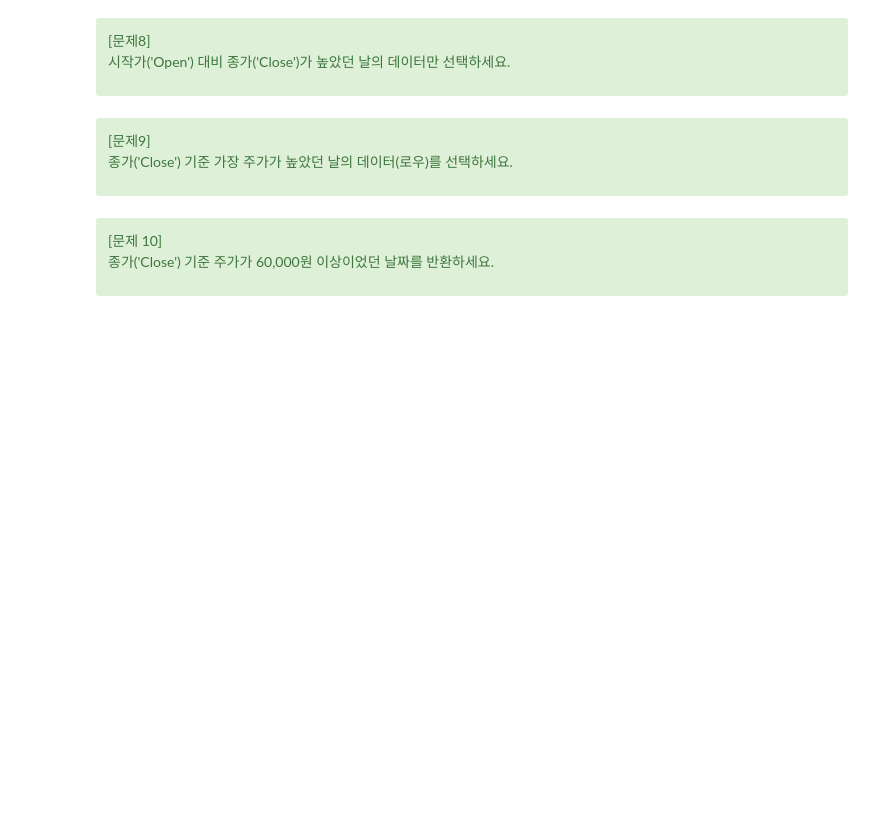
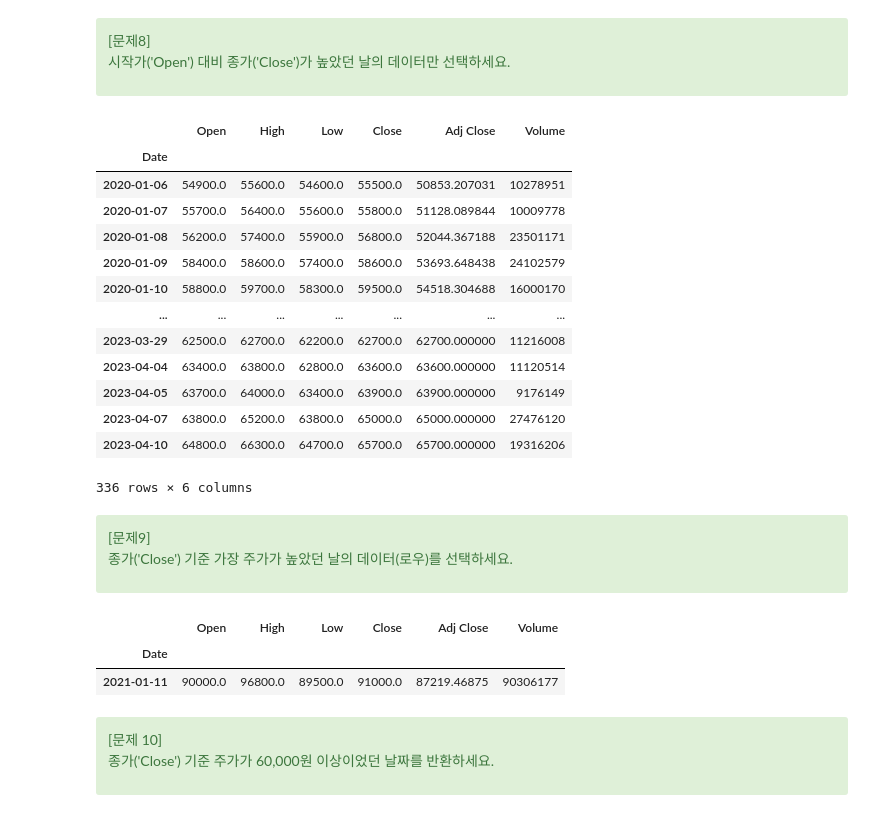
Before and after one commit to imkyoungbin/230328, a Jupyter notebook: 3장/03_03_실습_삼성전자주가데이터_임경빈.ipynb, the cells around one changed output. Saved outputs shown, nothing was run; the diff lists cells and outputs as text; code cells hidden in the pictures; blank space fills up the shorter version.

```diff
--- a/3장/03_03_실습_삼성전자주가데이터_임경빈.ipynb
+++ b/3장/03_03_실습_삼성전자주가데이터_임경빈.ipynb
@@ -154,12 +215,35 @@ memory usage: 19.9+ KB
 
 시작가('Open') 대비 종가('Close')가 높았던 날의 데이터만 선택하세요.
 </div>
+# %%
+df[df['Open']<df['Close']]
+# %% [output]
+|  | Open | High | Low | Close | Adj Close | Volume |
+| Date |  |  |  |  |  |  |
+| 2020-01-06 | 54900.0 | 55600.0 | 54600.0 | 55500.0 | 50853.207031 | 10278951 |
+| 2020-01-07 | 55700.0 | 56400.0 | 55600.0 | 55800.0 | 51128.089844 | 10009778 |
+| 2020-01-08 | 56200.0 | 57400.0 | 55900.0 | 56800.0 | 52044.367188 | 23501171 |
+| 2020-01-09 | 58400.0 | 58600.0 | 57400.0 | 58600.0 | 53693.648438 | 24102579 |
+| 2020-01-10 | 58800.0 | 59700.0 | 58300.0 | 59500.0 | 54518.304688 | 16000170 |
+| ... | ... | ... | ... | ... | ... | ... |
+| 2023-03-29 | 62500.0 | 62700.0 | 62200.0 | 62700.0 | 62700.000000 | 11216008 |
+| 2023-04-04 | 63400.0 | 63800.0 | 62800.0 | 63600.0 | 63600.000000 | 11120514 |
+| 2023-04-05 | 63700.0 | 64000.0 | 63400.0 | 63900.0 | 63900.000000 | 9176149 |
+| 2023-04-07 | 63800.0 | 65200.0 | 63800.0 | 65000.0 | 65000.000000 | 27476120 |
+| 2023-04-10 | 64800.0 | 66300.0 | 64700.0 | 65700.0 | 65700.000000 | 19316206 |
+336 rows × 6 columns
 # %% [markdown]
 <div class="alert alert-success">
 [문제9]
 
 종가('Close') 기준 가장 주가가 높았던 날의 데이터(로우)를 선택하세요.
 </div>
+# %%
+df[df['Close']==df['Close'].max()]
+# %% [output]
+|  | Open | High | Low | Close | Adj Close | Volume |
+| Date |  |  |  |  |  |  |
+| 2021-01-11 | 90000.0 | 96800.0 | 89500.0 | 91000.0 | 87219.46875 | 90306177 |
 # %% [markdown]
 <div class="alert alert-success">
 [문제 10]
```
Also changed, not shown: parts of 28 cells of this notebook.
